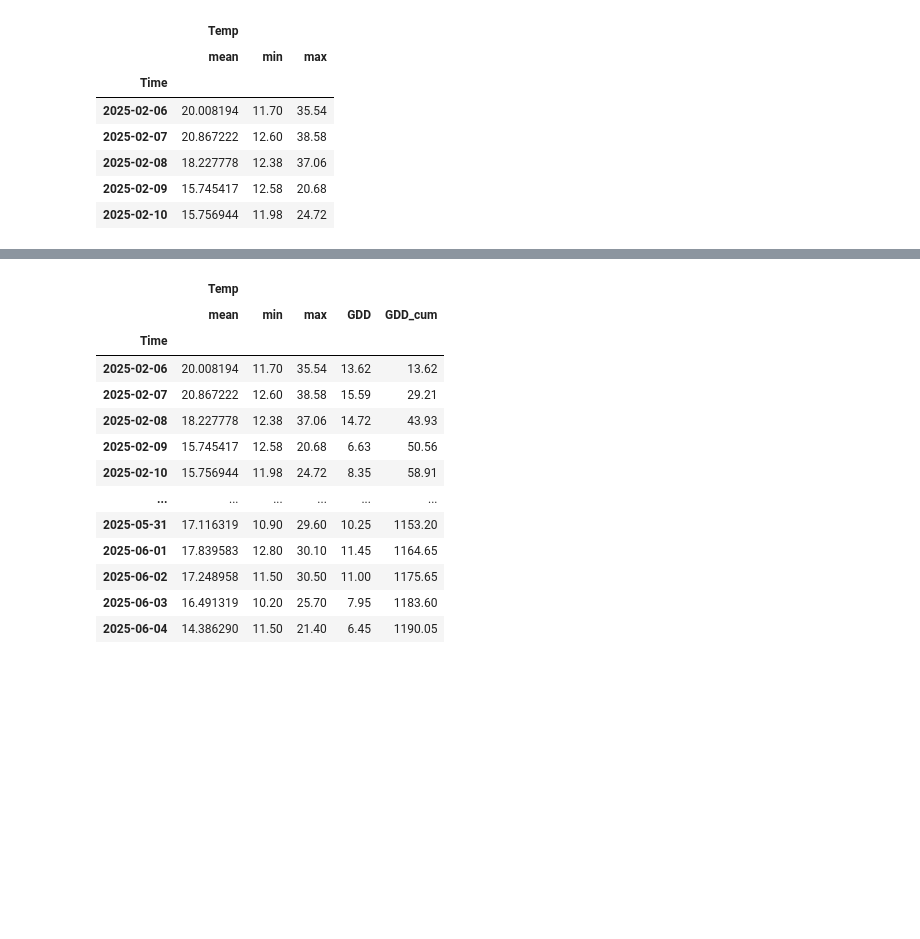
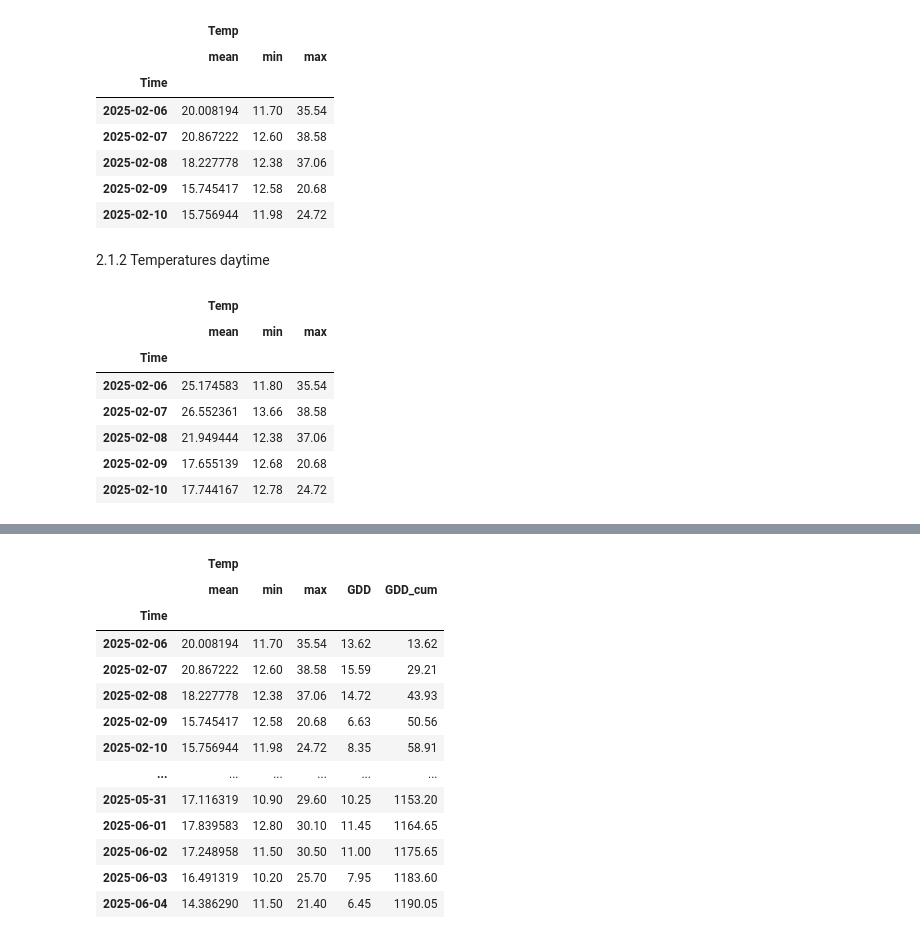
Before and after one commit to JorgeJolaUnal/tomato_climate_project, a Jupyter notebook: TL/TL.ipynb, the cells around one changed output, grey strips where cells are left out. Drawn from its saved outputs; the diff is of its cells as text; code cells hidden in the pictures; blank space fills up the shorter version.

```diff
--- a/TL/TL.ipynb
+++ b/TL/TL.ipynb
@@ -84,3 +96,24 @@ temp_data_day.head(5)
 | 2025-02-08 | 18.227778 | 12.38 | 37.06 |
 | 2025-02-09 | 15.745417 | 12.58 | 20.68 |
 | 2025-02-10 | 15.756944 | 11.98 | 24.72 |
+# %% [markdown]
+2.1.2 Temperatures daytime
+# %%
+hours = temp_data.index.hour
+
+temp_day = temp_data[(hours >= 6) & (hours < 18)]
+
+#Resample by day calculating  min, max and average
+temp_day=temp_day.resample('D').agg({
+    'Temp':['mean','min','max']
+})
+temp_day.head(5)
+# %% [output]
+|  | Temp |  |  |
+|  | mean | min | max |
+| Time |  |  |  |
+| 2025-02-06 | 25.174583 | 11.80 | 35.54 |
+| 2025-02-07 | 26.552361 | 13.66 | 38.58 |
+| 2025-02-08 | 21.949444 | 12.38 | 37.06 |
+| 2025-02-09 | 17.655139 | 12.68 | 20.68 |
+| 2025-02-10 | 17.744167 | 12.78 | 24.72 |
```
Also changed, not shown: parts of 13 cells of this notebook, 15 other files.
